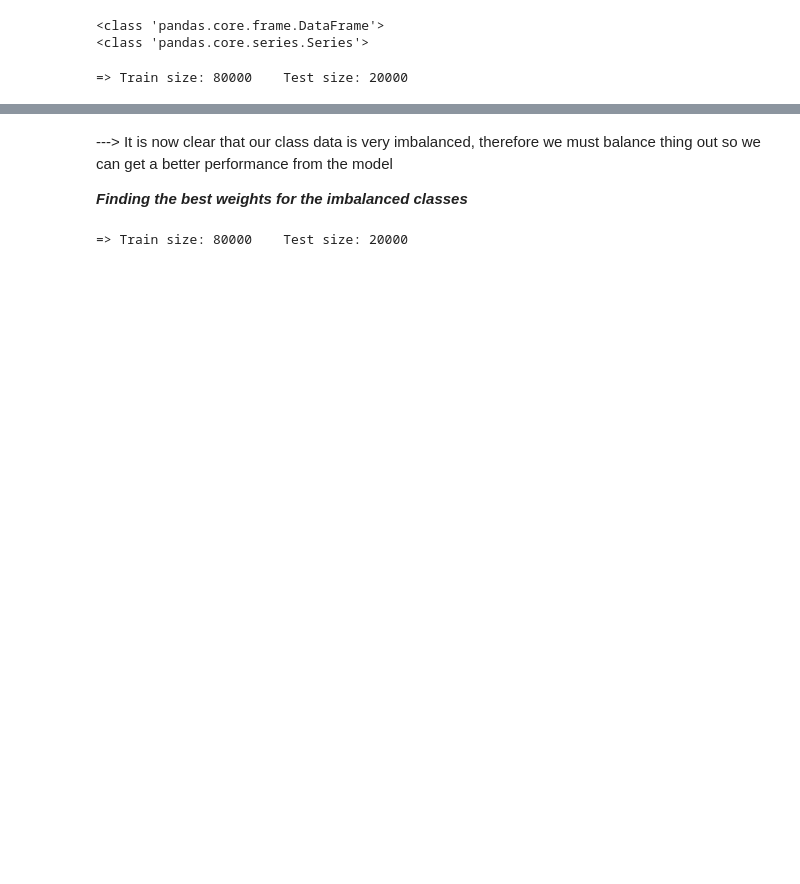
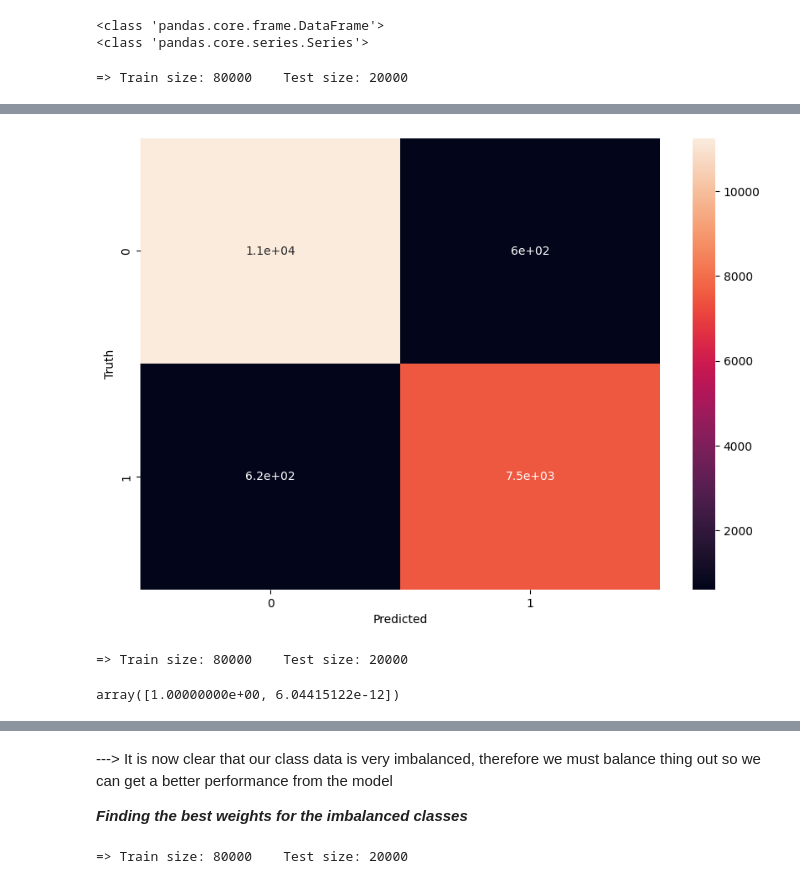
Before and after one commit to gutessitore/StellarClassification, a Jupyter notebook: src/notebooks/cadernoJP.ipynb, the cells around one changed output, grey strips where cells are left out. Drawn from its saved outputs; the diff is of its cells as text; code cells hidden in the pictures; blank space fills up the shorter version.

```diff
--- a/src/notebooks/cadernoJP.ipynb
+++ b/src/notebooks/cadernoJP.ipynb
@@ -146,0 +224,5 @@ plt.show()
+# %%
+# Scaling the data
+scaler = StandardScaler()
+X_train = scaler.fit_transform(X_train)
+X_test = scaler.transform(X_test)
@@ -146,0 +235,3 @@ plt.show()
+# %%
+# Predicting the test set results
+y_pred = model.predict(X_test)
@@ -146,0 +250,20 @@ plt.show()
+# %%
+# plot confusion matrix
+cm = plot_cm(y_test, y_pred)
+# %% [output]
+[figure, added]
+# %%
+# splitting data for pca analysis
+X_train_pca, X_test_pca, y_train_pca, y_test_pca = train_test_split(X_2, y_2, test_size=0.2, random_state=42)
+print(f"=> Train size: {len(X_train)}\tTest size: {len(y_test)}")
+# %% [output]
+=> Train size: 80000    Test size: 20000
+# %%
+#applying PCA
+pca = PCA(n_components=2)
+X_train = pca.fit_transform(X_train_pca)
+X_test = pca.transform(X_test_pca)
+explained_variance = pca.explained_variance_ratio_
+explained_variance
+# %% [output]
+array([1.00000000e+00, 6.04415122e-12])
```
Also changed, not shown: parts of 30 cells of this notebook, 1 other file.
